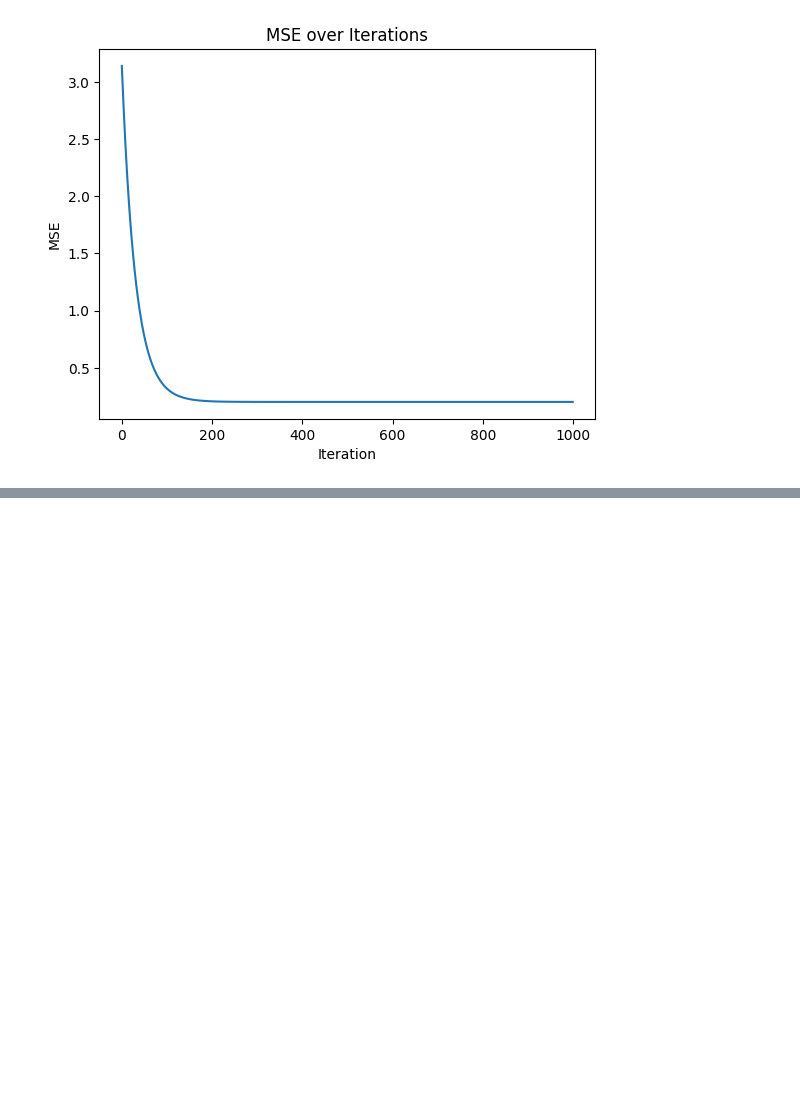
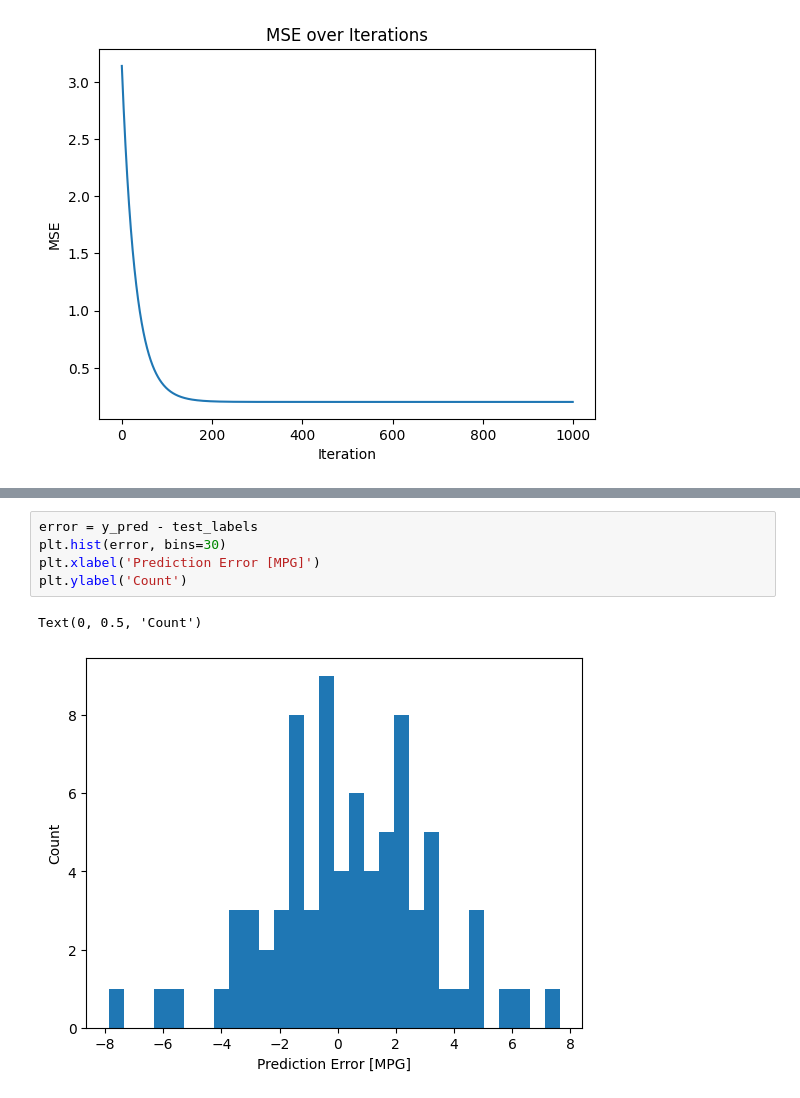
Before and after one commit to Dongubak/jupyter, a Jupyter notebook: tensorflowkeras/ch2.ipynb, the cells around one changed output, grey strips where cells are left out. Saved outputs shown, nothing was run; the diff lists cells and outputs as text; blank space fills up the shorter version.

```diff
--- a/tensorflowkeras/ch2.ipynb
+++ b/tensorflowkeras/ch2.ipynb
@@ -269,0 +380,8 @@ Epoch 100/100
+# %%
+error = y_pred - test_labels
+plt.hist(error, bins=30)
+plt.xlabel('Prediction Error [MPG]')
+plt.ylabel('Count')
+# %% [output]
+Text(0, 0.5, 'Count')
+[figure, added]
```
Also changed, not shown: parts of 8 cells of this notebook, 2 other files.
